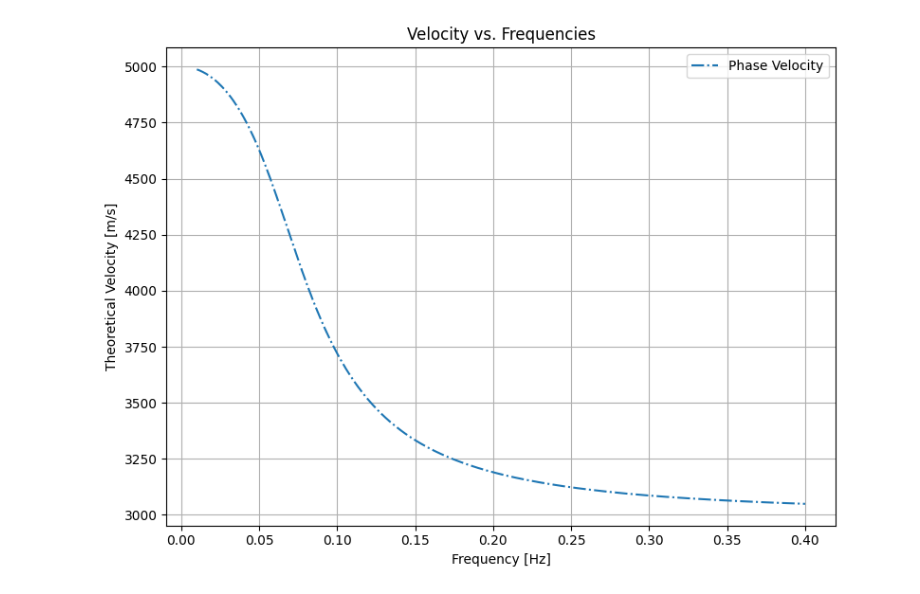
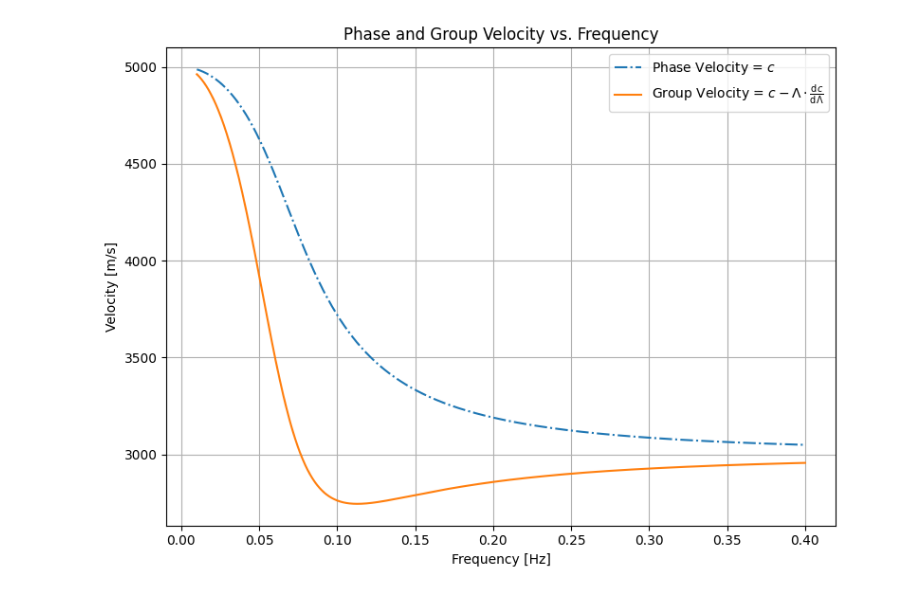
Before and after one commit to Gauss963/LoveWave-Solver, a Jupyter notebook: src/plot_from_cc.ipynb, the cells around one changed output. Cells and saved outputs as stored; diff of their text form; code cells hidden in the pictures.

Commit message:
Add group Velocity.

```diff
--- a/src/plot_from_cc.ipynb
+++ b/src/plot_from_cc.ipynb
@@ -1,22 +1,26 @@
 # %%
 import numpy as np
 import matplotlib.pyplot as plt
 
 with open("../data/data.bin", "rb") as f:
     size = np.fromfile(f, dtype=np.uintp, count=1)[0]
     frequencies = np.fromfile(f, dtype=np.float64, count=size)
     c_theoretical = np.fromfile(f, dtype=np.float64, count=size)
 
-# plt.figure(figsize = (18, 6))
-plt.figure(figsize = (8, 6))
-plt.plot(frequencies, c_theoretical, '-.', label = 'Phase Velocity')
+wavelengths = c_theoretical / frequencies
+dc_dlambda = np.gradient(c_theoretical, wavelengths)
+v_group = c_theoretical - wavelengths * dc_dlambda
+
+plt.figure(figsize=(8, 6))
+plt.plot(frequencies, c_theoretical, '-.', label = r'Phase Velocity = $c$')
+plt.plot(frequencies, v_group, '-', label=r'Group Velocity = $c - \Lambda \cdot \frac{\text{d} c}{\text{d} \Lambda}$')
 plt.xlabel("Frequency [Hz]")
-plt.ylabel("Theoretical Velocity [m/s]")
-plt.title("Velocity vs. Frequencies")
+plt.ylabel("Velocity [m/s]")
+plt.title("Phase and Group Velocity vs. Frequency")
 plt.grid(True)
-plt.legend(loc = 'upper right')
+plt.legend(loc='upper right')
 plt.tight_layout()
-plt.savefig("../plot/c-omega.pdf", dpi = 300)
+plt.savefig("../plot/velocities.pdf", dpi=300)
 plt.show()
 # %% [output]
-[figure, old version]
+[figure, new version]
```
Also changed, not shown: 2 other files.
